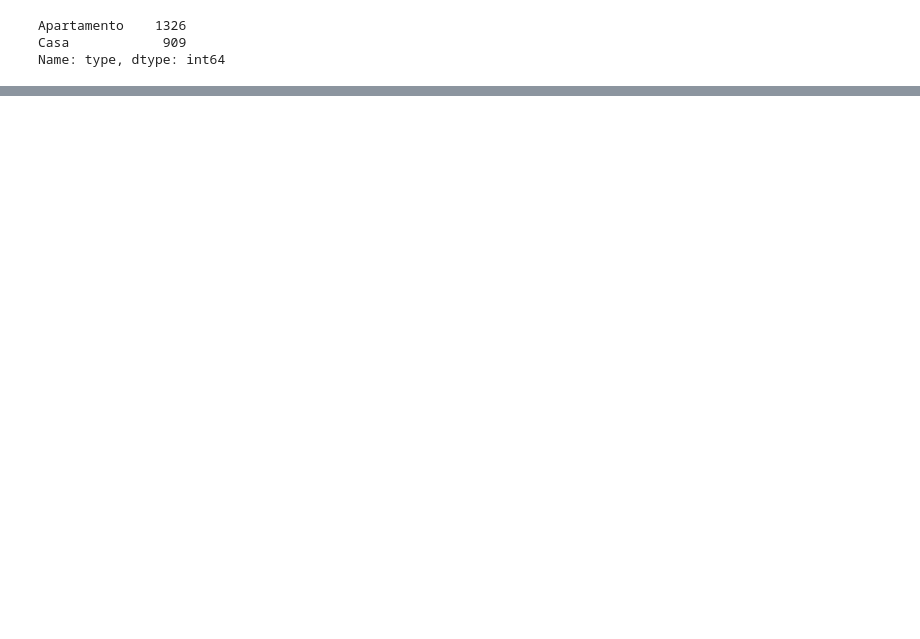
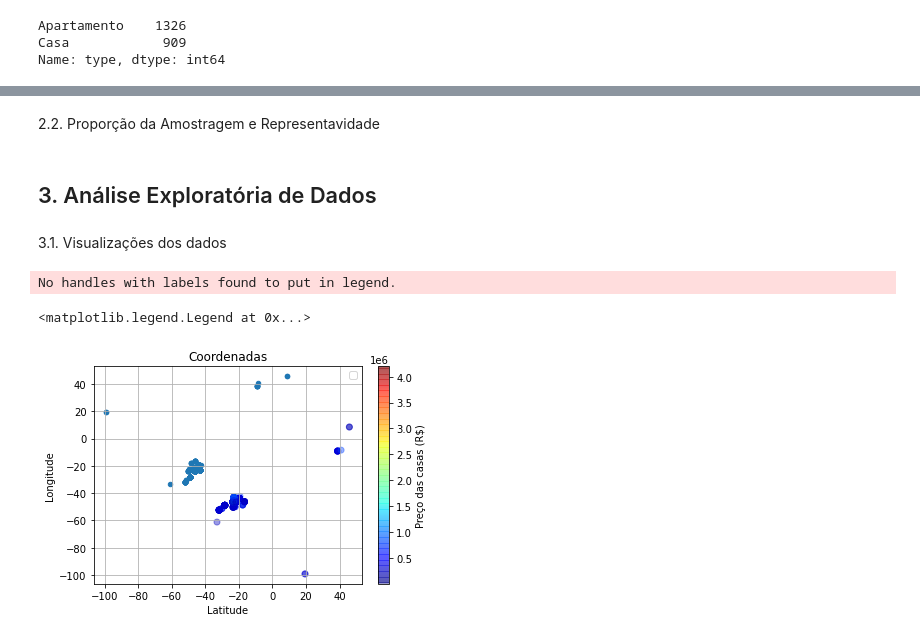
Before and after one commit to VanessaSwerts/imovel-data, a Jupyter notebook: src/model/housing-pricing-calculator.ipynb, the cells around one changed output, grey strips where cells are left out. Drawn from its saved outputs; the diff is of its cells as text; code cells hidden in the pictures; blank space fills up the shorter version.

```diff
--- a/src/model/housing-pricing-calculator.ipynb
+++ b/src/model/housing-pricing-calculator.ipynb
@@ -259,0 +268,5 @@ klib.dist_plot(df_pocos['garage'])
+# %%
+# Criação de conjuntos de dados de treino e teste
+train_set, test_set = train_test_split(df_pocos, test_size = 0.2, random_state = 42)
+print(train_set.info())
+print(test_set.info())
@@ -259,0 +291,29 @@ klib.dist_plot(df_pocos['garage'])
+# %% [markdown]
+2.2. Proporção da Amostragem e Representavidade
+# %% [markdown]
+## 3. Análise Exploratória de Dados
+# %% [markdown]
+3.1. Visualizações dos dados
+# %%
+# Copiando os dados de treino para um dataframe pandas
+train_set_df = pd.DataFrame(train_set)
+
+# Criando gráfico de dispersão para visualização dos dados de treino (latitude e longitude)
+train_set_df.plot(kind = 'scatter', x = 'longitude', y = 'latitude')
+
+x = train_set_df['latitude']
+y = train_set_df['longitude']
+
+prices  = train_set_df['price']
+scatter = plt.scatter(x, y, alpha = 0.4, c = prices, cmap='jet')
+
+plt.xlabel('Latitude')
+plt.ylabel('Longitude')
+plt.title('Coordenadas')
+plt.colorbar(label='Preço das casas (R$)')
+plt.grid()
+plt.legend()
+# %% [output]
+No handles with labels found to put in legend.
+<matplotlib.legend.Legend at 0x...>
+[figure, added]
```
Also changed, not shown: parts of 15 cells of this notebook, 1 other file.
